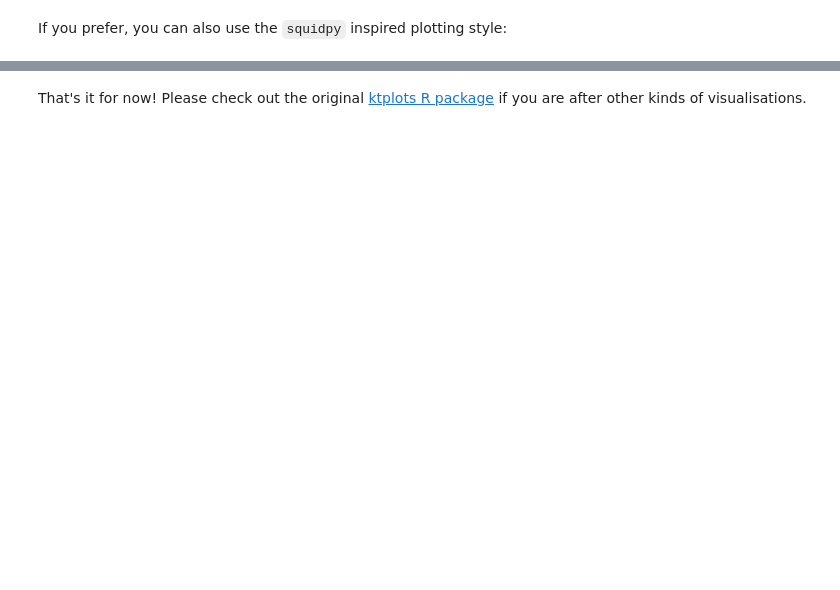
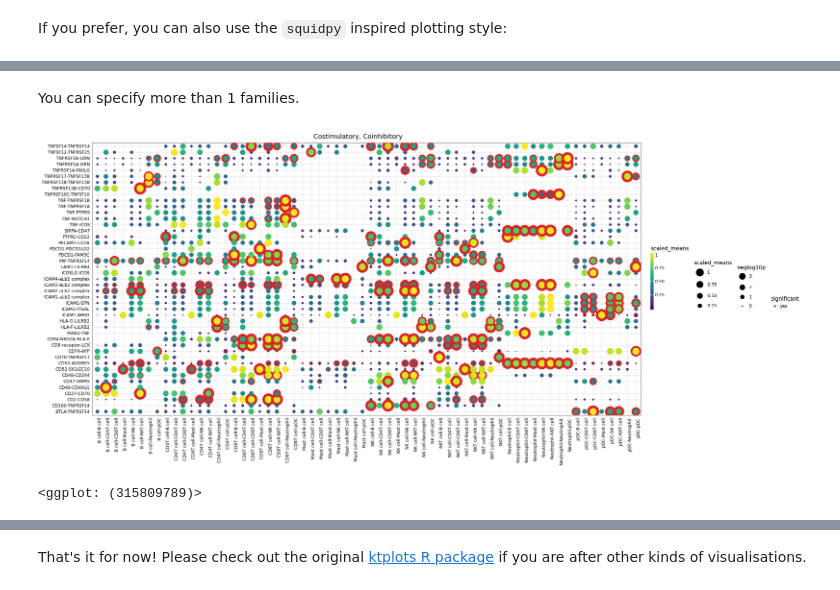
Before and after one commit to zktuong/ktplotspy, a Jupyter notebook: docs/notebooks/tutorial.ipynb, the cells around one changed output, grey strips where cells are left out. Cells and saved outputs as stored; diff of their text form; code cells hidden in the pictures; blank space fills up the shorter version.

```diff
--- a/docs/notebooks/tutorial.ipynb
+++ b/docs/notebooks/tutorial.ipynb
@@ -109,0 +110,16 @@ kpy.plot_cpdb(
+# %% [markdown]
+You can specify more than 1 families.
+# %%
+kpy.plot_cpdb(
+        adata=adata,
+        cell_type1=".",
+        cell_type2=".",
+        means=means,
+        pvals=pvals,
+        celltype_key="celltype",
+        gene_family=["Costimulatory", "Coinhibitory"],
+        figsize = (20,10)
+    )
+# %% [output]
+[figure, added]
+<ggplot: (315809789)>
```
Also changed, not shown: parts of 7 cells of this notebook, 5 other files.
